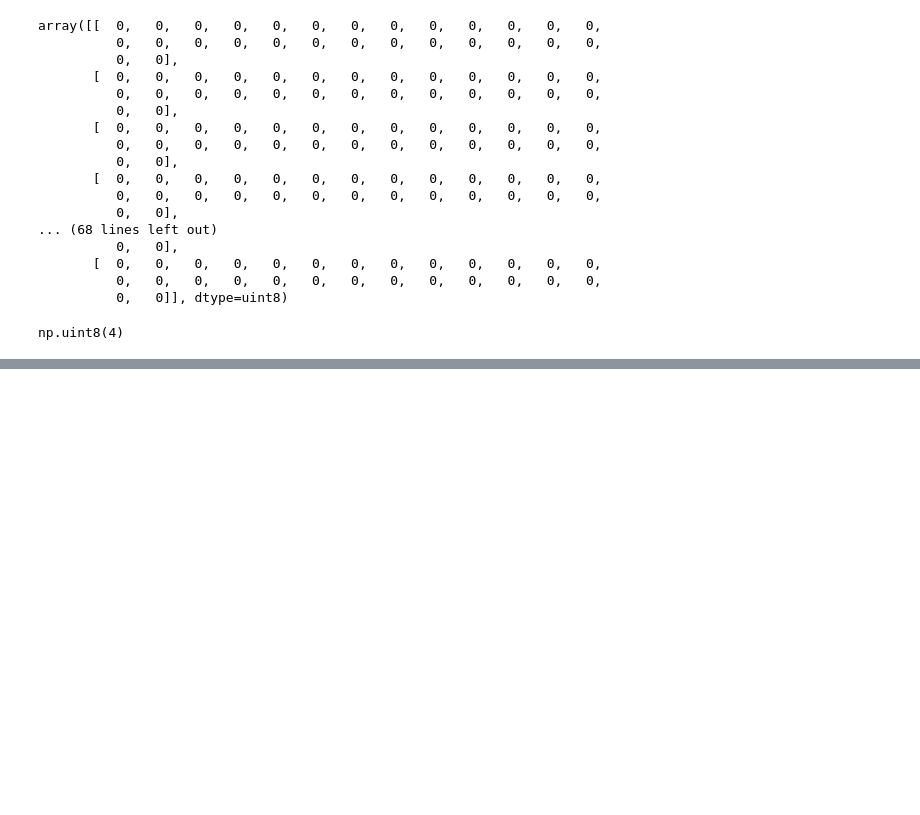
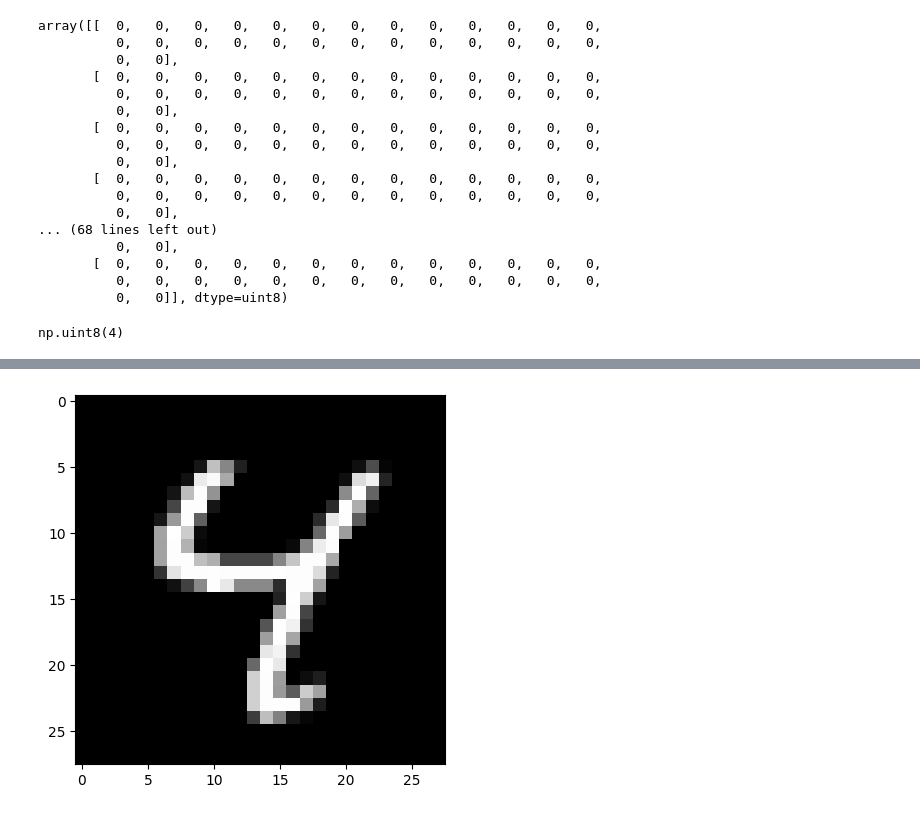
Before and after one commit to deburg0/Autoencoder, a Jupyter notebook: Keras_Autoencoder.ipynb, the cells around one changed output, grey strips where cells are left out. Cells and saved outputs as stored; diff of their text form; code cells hidden in the pictures; blank space fills up the shorter version.

```diff
--- a/Keras_Autoencoder.ipynb
+++ b/Keras_Autoencoder.ipynb
@@ -114,3 +122,8 @@ target_data = autoencoder.predict(inputs)
+# %%
+plt.imshow(val_x[6].reshape(28,28), cmap='gray')
+plt.show()
+# %% [output]
+[figure, added]
 # %%
 dist = np.linalg.norm(inputs - target_data, axis=1)
 print(dist)
```
Also changed, not shown: parts of 19 cells of this notebook.
